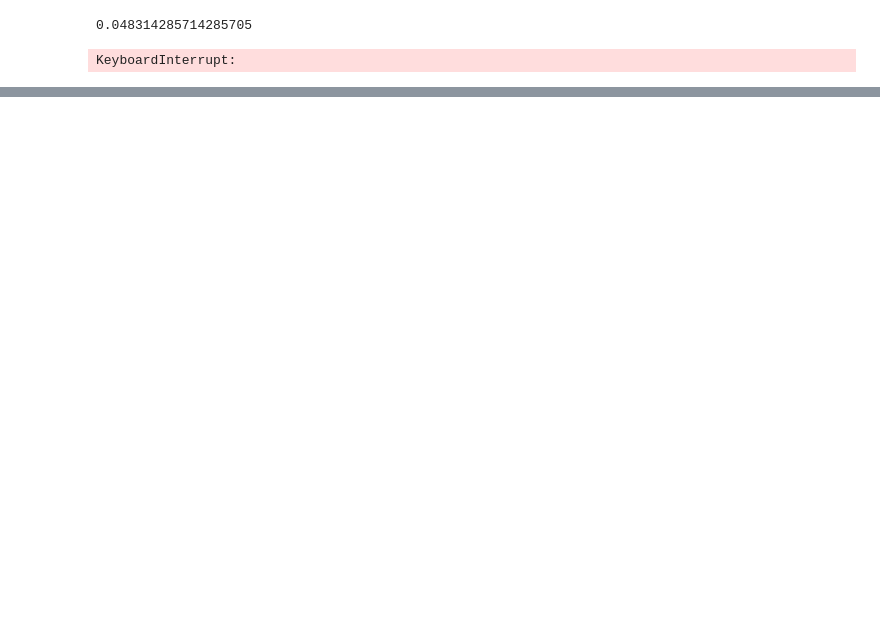
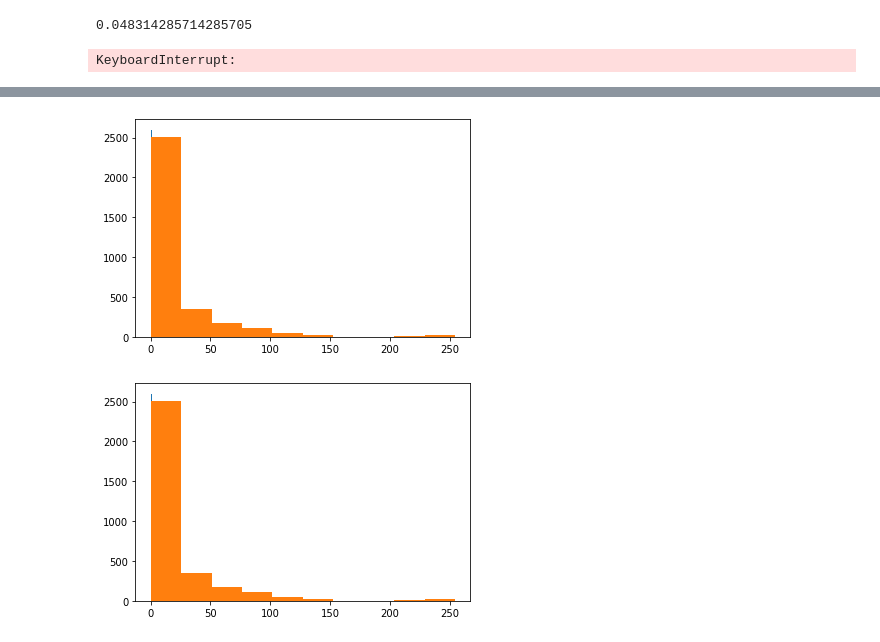
Before and after one commit to PrasannS/WeldingAnalysis, a Jupyter notebook: analysis.ipynb, the cells around one changed output, grey strips where cells are left out. Cells and saved outputs as stored; diff of their text form; code cells hidden in the pictures; blank space fills up the shorter version.

```diff
--- a/analysis.ipynb
+++ b/analysis.ipynb
@@ -728,0 +839,10 @@ KeyboardInterrupt:
+# %%
+fig = plt.figure()
+ax1 = fig.add_subplot(111)
+ax1.hist(df['Category'])
+ax1.title
+ax1 = fig.add_subplot(111)
+ax1.hist(df['Charpy'])
+# %% [output]
+[figure, added]
+[figure, added]
```
Also changed, not shown: parts of 16 cells of this notebook, 7 other files.
